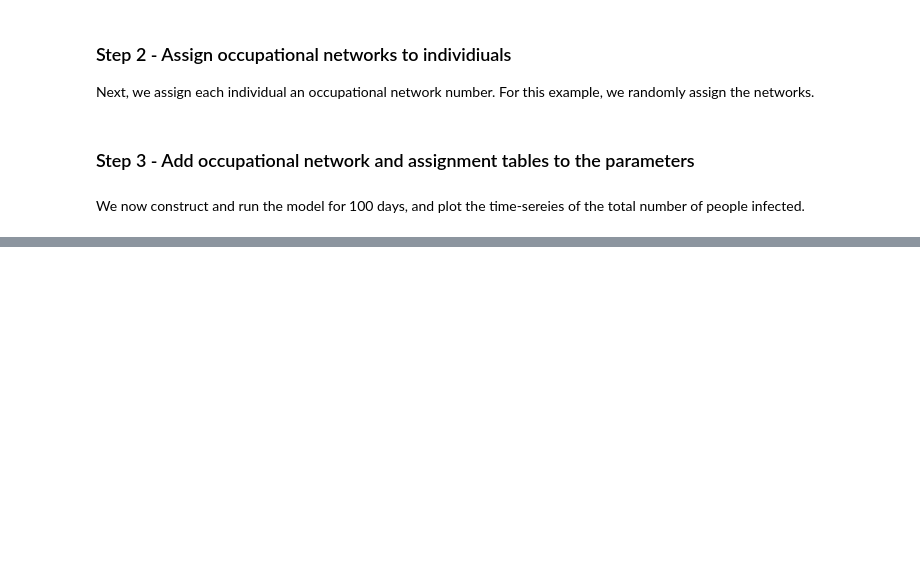
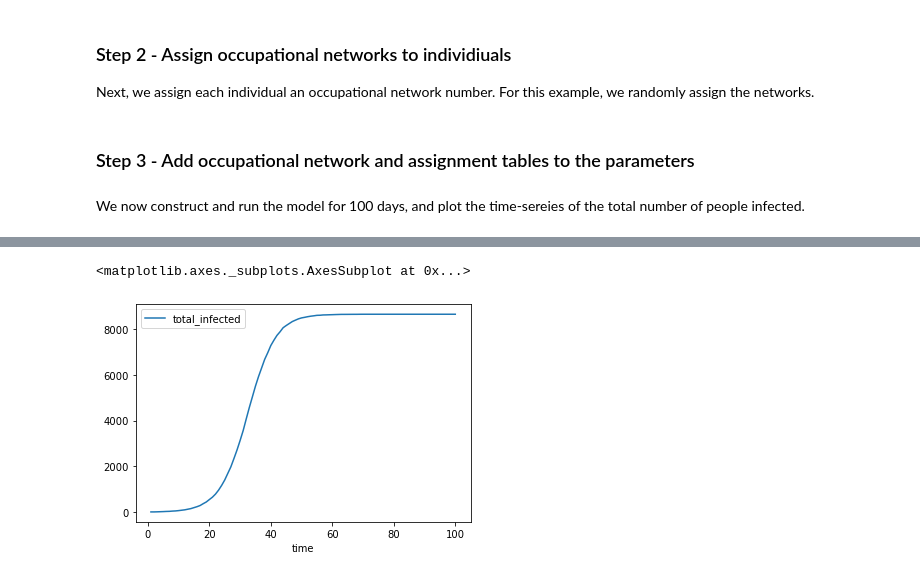
Before and after one commit to BDI-pathogens/OpenABM-Covid19, a Jupyter notebook: examples/example_multiple_working_sectors.ipynb, the cells around one changed output, grey strips where cells are left out. Saved outputs shown, nothing was run; the diff lists cells and outputs as text; code cells hidden in the pictures; blank space fills up the shorter version.

```diff
--- a/examples/example_multiple_working_sectors.ipynb
+++ b/examples/example_multiple_working_sectors.ipynb
@@ -57,0 +61,8 @@ timeseries.plot( x = "time", y = "total_infected" )
+# %%
+sim = utils.get_simulation( params )
+sim.steps( 100 )
+timeseries = pd.DataFrame( sim.results )
+timeseries.plot( x = "time", y = "total_infected" )
+# %% [output]
+<matplotlib.axes._subplots.AxesSubplot at 0x...>
+[figure, added]
```
Also changed, not shown: parts of 1 cell of this notebook, 11 other files.
